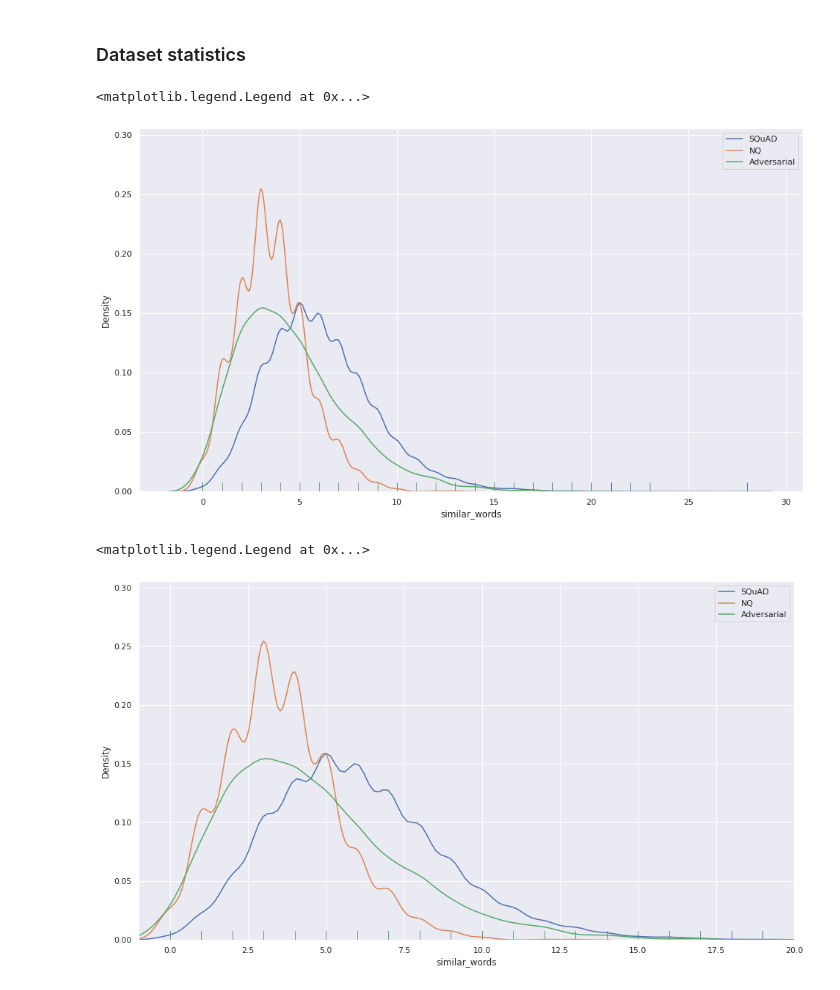
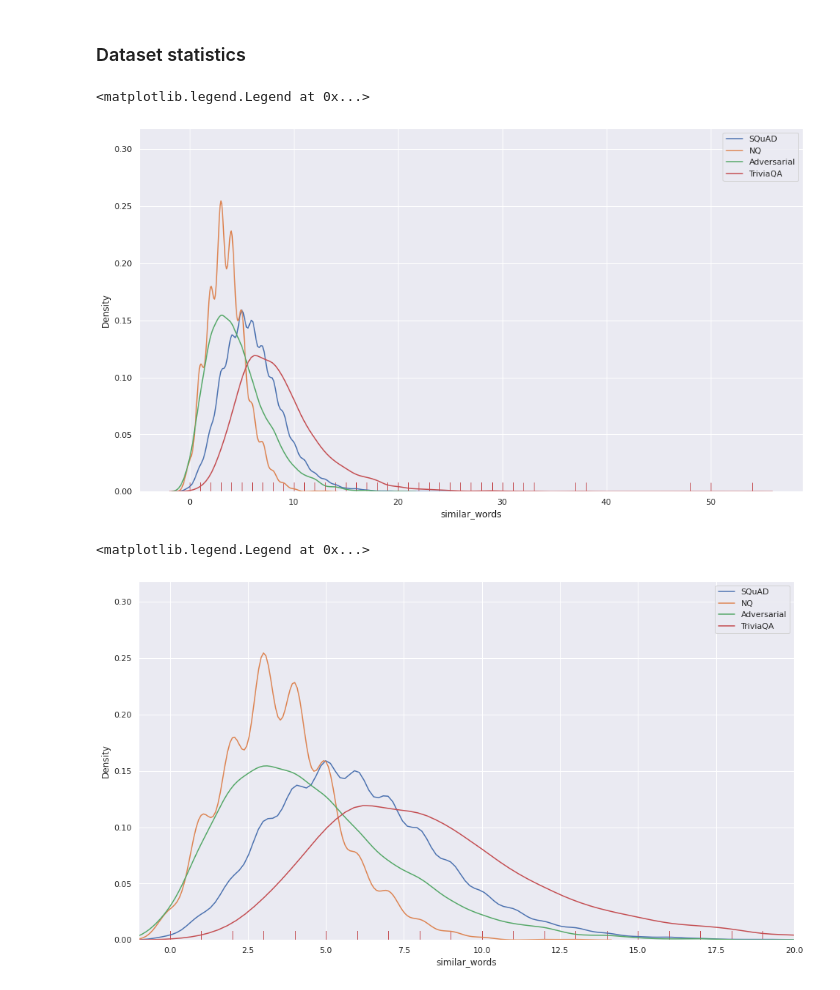
Before and after one commit to Lukinooo/Think-Twice-Before-you-Answer, a Jupyter notebook: eval_heuristics_datasets.ipynb, the cells around one changed output. Saved outputs shown, nothing was run; the diff lists cells and outputs as text; code cells hidden in the pictures.

Commit message:
Added TriviaQA dataset

```diff
--- a/eval_heuristics_datasets.ipynb
+++ b/eval_heuristics_datasets.ipynb
@@ -61,24 +61,28 @@ data_squad = pd.read_json('./enhanced_valid_pred_labeled.json')
 data_nq = pd.read_json('./enhanced_nq_dev_formated.json')
 # %%
 data_adv = pd.read_json('./enhanced_adversarialQA_validation.json')
+# %%
+data_trivia = pd.read_json('./enhanced_triviaqa_dev_formated.json')
 # %%
 sns.set(rc={'figure.figsize':(16,9)})
 # %%
 sns.distplot(data_squad['similar_words'], hist=False, rug=True)
 sns.distplot(data_nq['similar_words'], hist=False, rug=True)
 sns.distplot(data_adv['similar_words'], hist=False, rug=True)
-plt.legend(labels=["SQuAD","NQ","Adversarial"])
+sns.distplot(data_trivia['similar_words'], hist=False, rug=True)
+plt.legend(labels=["SQuAD","NQ","Adversarial","TriviaQA"])
 # %% [output]
 <matplotlib.legend.Legend at 0x...>
-[figure, old version]
+[figure, new version]
 # %%
 sns.distplot(data_squad['similar_words'], hist=False, rug=True).set_xlim(-1,20)
 sns.distplot(data_nq['similar_words'], hist=False, rug=True).set_xlim(-1,20)
 sns.distplot(data_adv['similar_words'], hist=False, rug=True).set_xlim(-1,20)
-plt.legend(labels=["SQuAD","NQ","Adversarial"])
+sns.distplot(data_trivia['similar_words'], hist=False, rug=True).set_xlim(-1,20)
+plt.legend(labels=["SQuAD","NQ","Adversarial","TriviaQA"])
 # %% [output]
 <matplotlib.legend.Legend at 0x...>
-[figure, old version]
+[figure, new version]
 # %%
 sns.distplot(data_squad['distances'], hist=False, rug=True)
 sns.distplot(data_nq['distances'], hist=False, rug=True)
```
Also changed, not shown: parts of 12 cells of this notebook.
